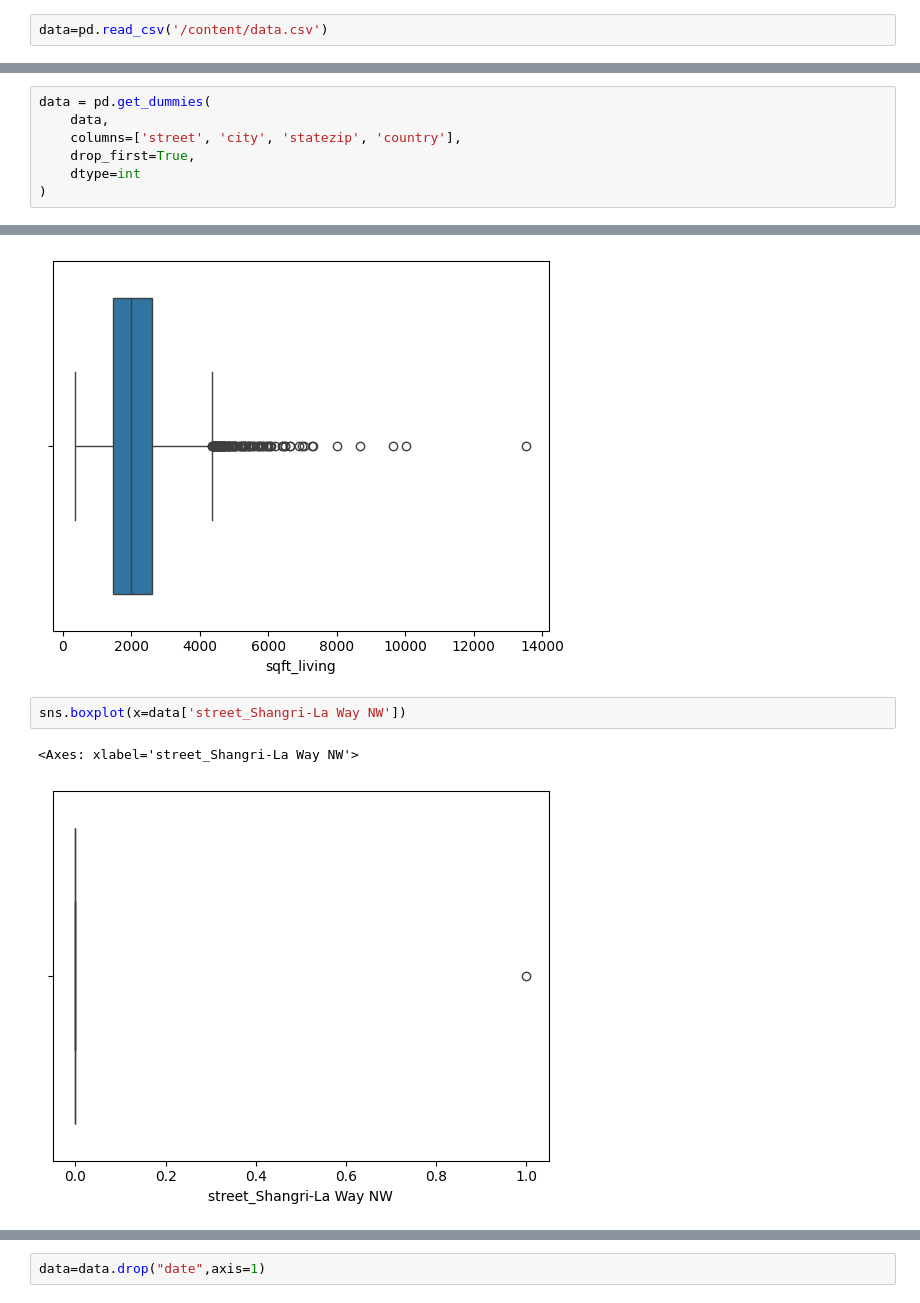
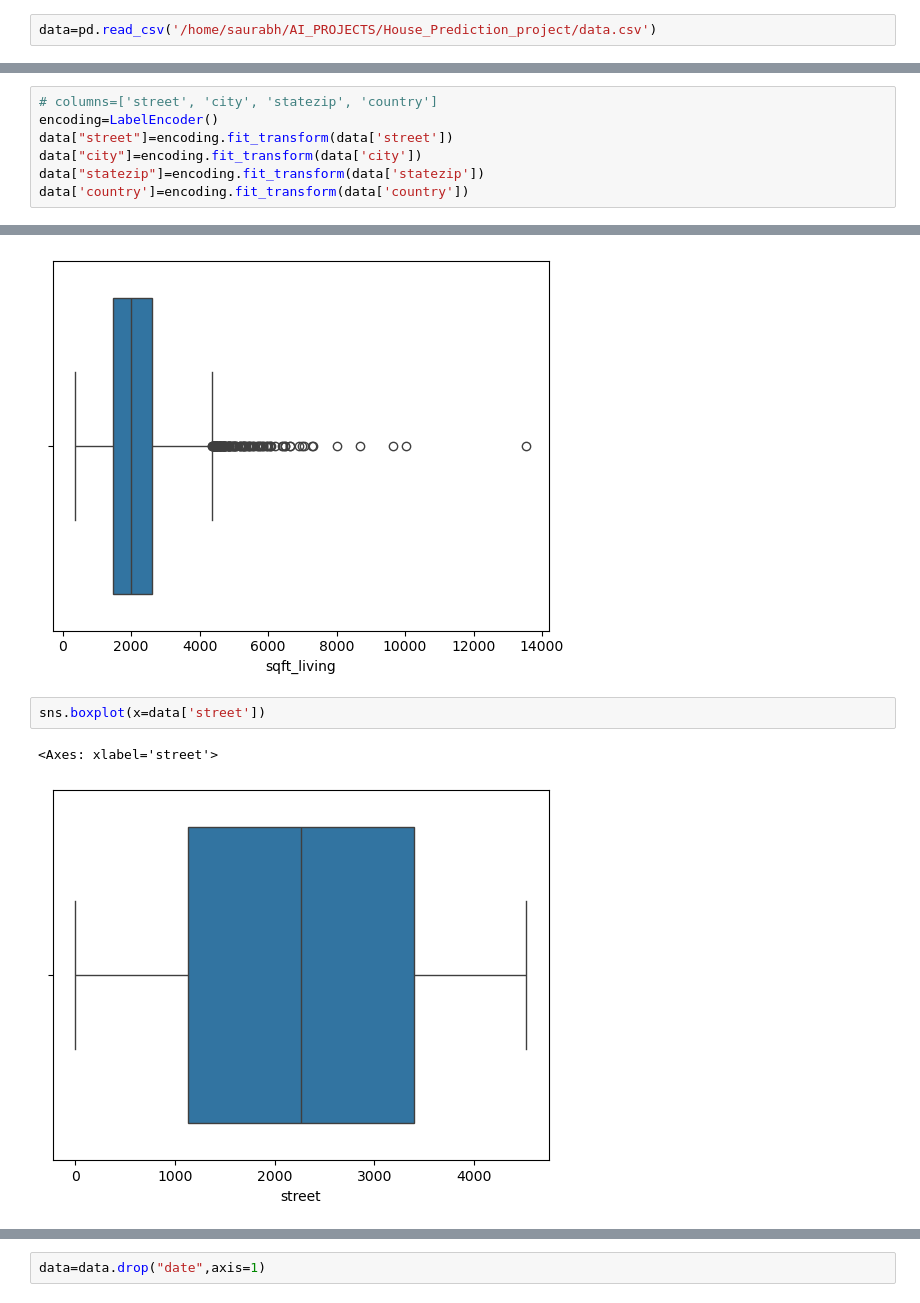
Before and after one commit to saurabhack/house_price_prediction_ML_project, a Jupyter notebook: HousePricePrediction.ipynb, the cells around one changed output, grey strips where cells are left out. Drawn from its saved outputs; the diff is of its cells as text.

```diff
--- a/HousePricePrediction.ipynb
+++ b/HousePricePrediction.ipynb
@@ -6,6 +7,6 @@ import warnings
 warnings.filterwarnings("ignore")
 # %%
-data=pd.read_csv('/content/data.csv')
+data=pd.read_csv('/home/saurabh/AI_PROJECTS/House_Prediction_project/data.csv')
 # %%
 data.head()
 # %% [output]
@@ -112,11 +115,11 @@ data.isnull().sum()
 dtype: int64
 # %%
-data = pd.get_dummies(
-    data,
-    columns=['street', 'city', 'statezip', 'country'],
-    drop_first=True,
-    dtype=int
-)
+# columns=['street', 'city', 'statezip', 'country']
+encoding=LabelEncoder()
+data["street"]=encoding.fit_transform(data['street'])
+data["city"]=encoding.fit_transform(data['city'])
+data["statezip"]=encoding.fit_transform(data['statezip'])
+data['country']=encoding.fit_transform(data['country'])
 # %%
 data.head()
 # %% [output]
@@ -423,7 +416,7 @@ sns.boxplot(x=data.sqft_living)
 <Axes: xlabel='sqft_living'>
 [figure]
 # %%
-sns.boxplot(x=data['street_Shangri-La Way NW'])
+sns.boxplot(x=data['street'])
 # %% [output]
-<Axes: xlabel='street_Shangri-La Way NW'>
+<Axes: xlabel='street'>
-[figure, old version]
+[figure, new version]
```
Also changed, not shown: parts of 26 cells of this notebook.
